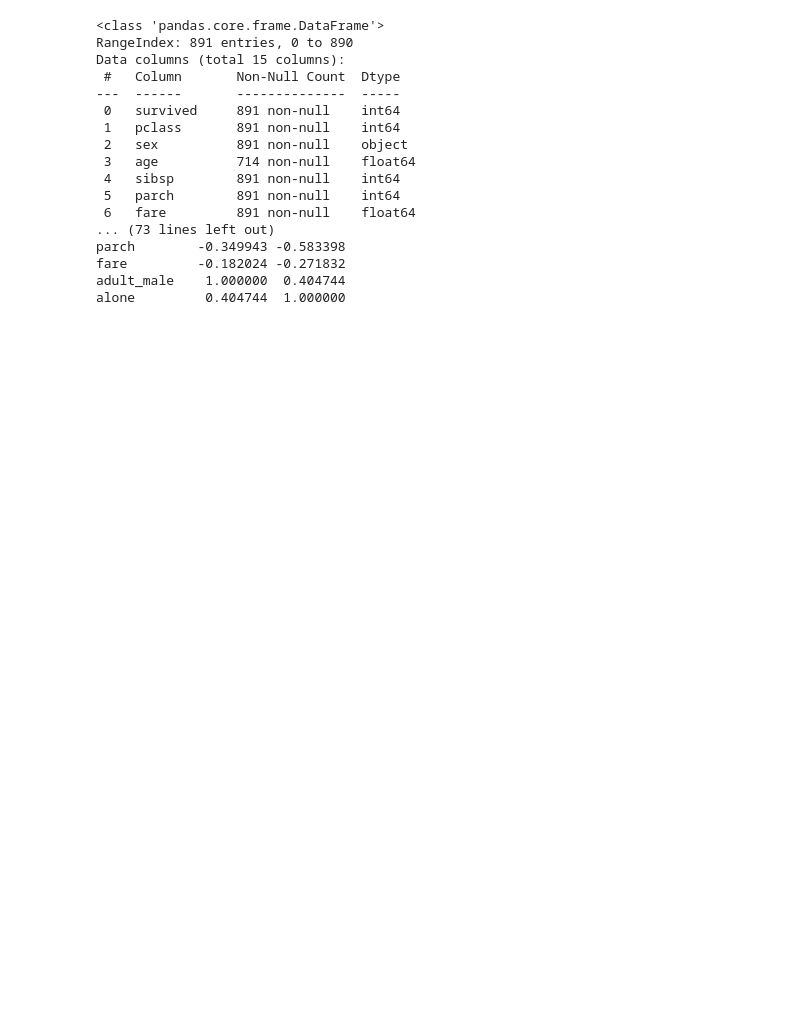
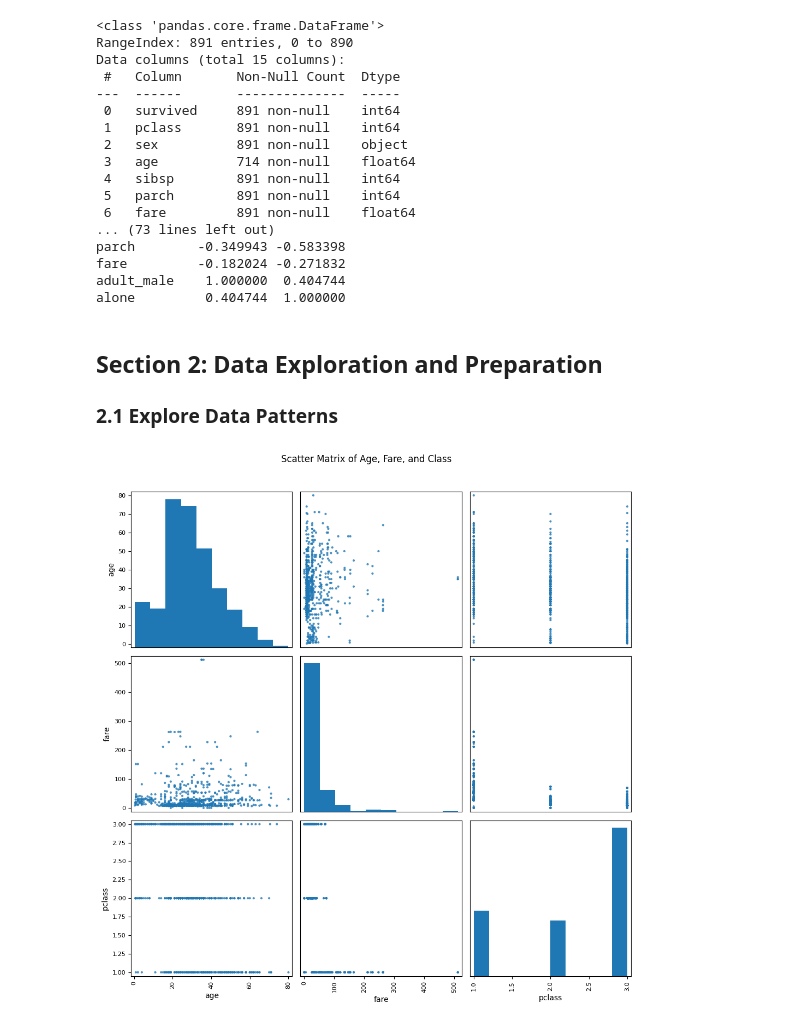
Before and after one commit to s-golla/applied-ml-sgolla, a Jupyter notebook: notebooks/project02/ml02_sgolla.ipynb, the cells around one changed output. Saved outputs shown, nothing was run; the diff lists cells and outputs as text; code cells hidden in the pictures; blank space fills up the shorter version.

Commit message:
implemented section2

```diff
--- a/notebooks/project02/ml02_sgolla.ipynb
+++ b/notebooks/project02/ml02_sgolla.ipynb
@@ -39,3 +40,16 @@ parch        -0.349943 -0.583398
 fare         -0.182024 -0.271832
 adult_male    1.000000  0.404744
 alone         0.404744  1.000000
+# %% [markdown]
+## Section 2: Data Exploration and Preparation
+### 2.1 Explore Data Patterns
+# %%
+# 1. Scatter Matrix Plot
+attributes = ['age', 'fare', 'pclass']
+scatter_matrix(titanic[attributes], figsize=(10, 10), alpha=0.8, diagonal='hist')
+plt.suptitle('Scatter Matrix of Age, Fare, and Class', y=1.02)
+plt.tight_layout()
+plt.show()
+plt.close()
+# %% [output]
+[figure, added]
```
Also changed, not shown: parts of 5 cells of this notebook.
